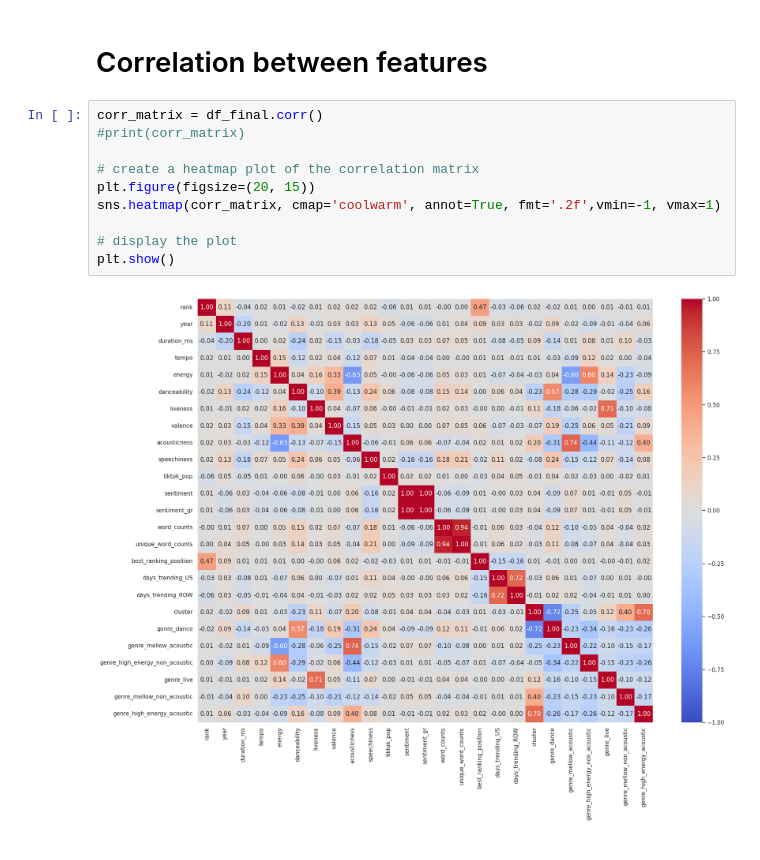
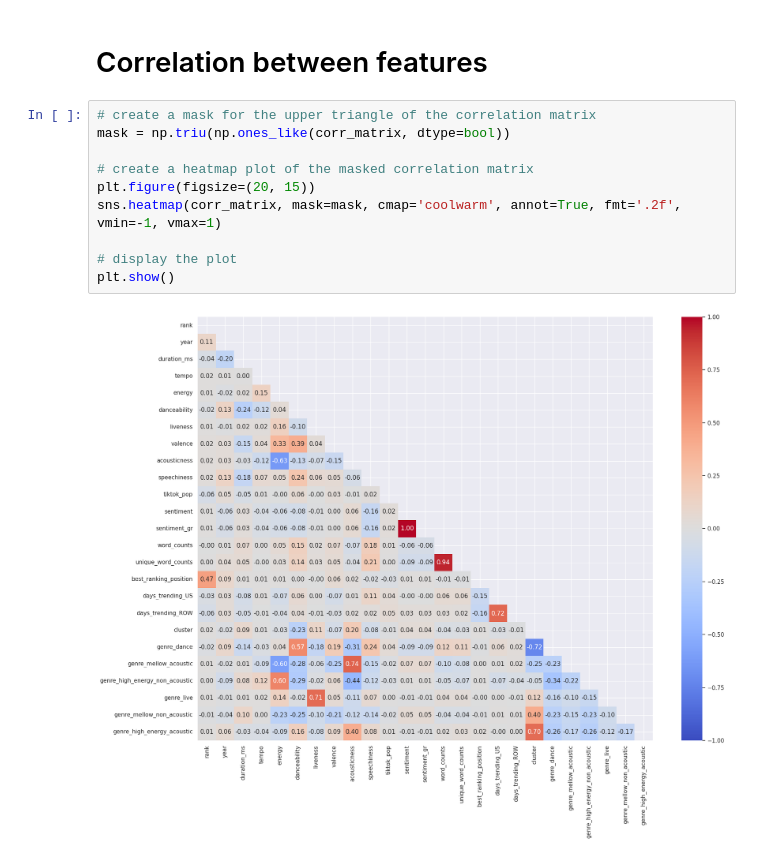
Before and after one commit to Joseph-Willem-Ricci/5450-final-project, a Jupyter notebook: CIS5450_Project.ipynb, the cells around one changed output. Saved outputs shown, nothing was run; the diff lists cells and outputs as text.

Commit message:
Updated visualizations

```diff
--- a/CIS5450_Project.ipynb
+++ b/CIS5450_Project.ipynb
@@ -1493,14 +1509,14 @@ Joe TODO:
 # %% [markdown]
 # Correlation between features
 # %%
-corr_matrix = df_final.corr()
-#print(corr_matrix)
+# create a mask for the upper triangle of the correlation matrix
+mask = np.triu(np.ones_like(corr_matrix, dtype=bool))
 
-# create a heatmap plot of the correlation matrix
+# create a heatmap plot of the masked correlation matrix
 plt.figure(figsize=(20, 15))
-sns.heatmap(corr_matrix, cmap='coolwarm', annot=True, fmt='.2f',vmin=-1, vmax=1)
+sns.heatmap(corr_matrix, mask=mask, cmap='coolwarm', annot=True, fmt='.2f', vmin=-1, vmax=1)
 
 # display the plot
 plt.show()
 # %% [output]
-[figure, old version]
+[figure, new version]
```
Also changed, not shown: parts of 11 cells of this notebook.
